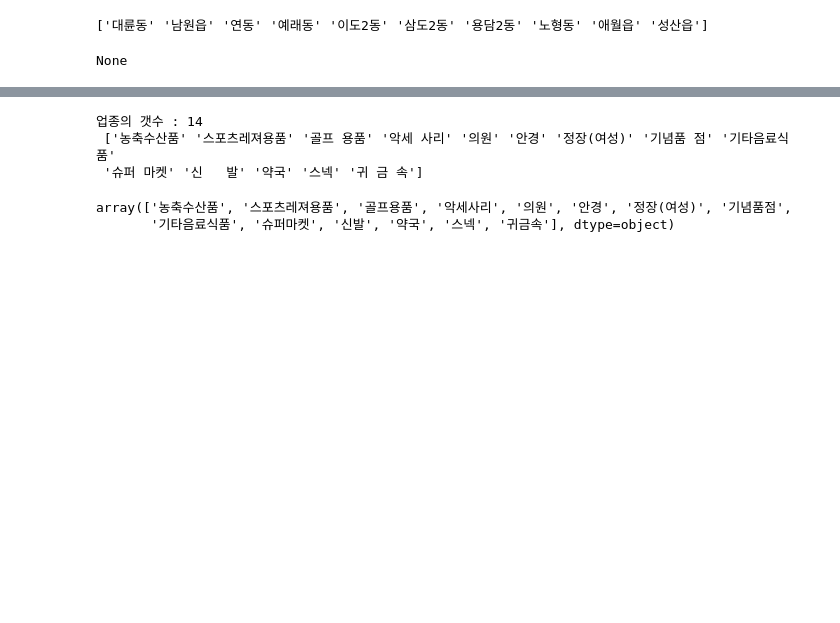
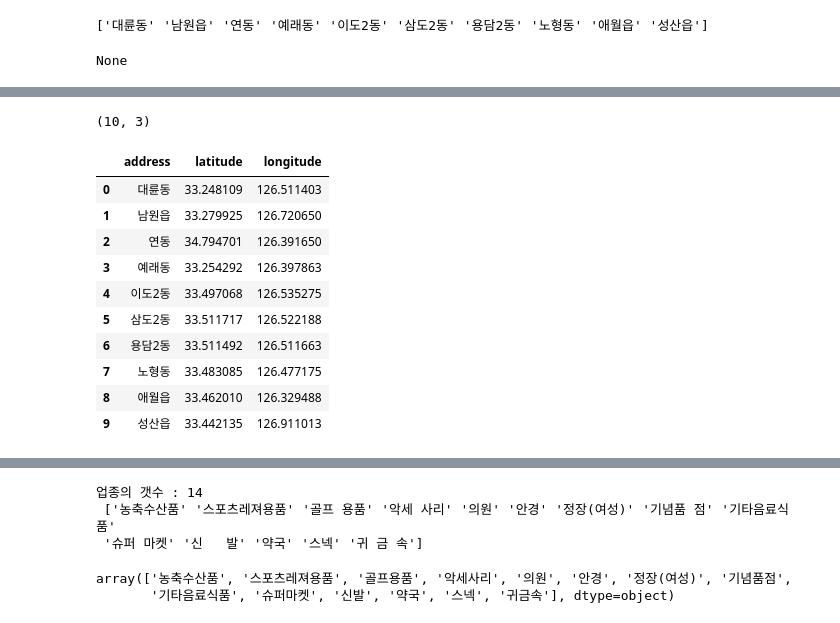
Before and after one commit to So-chankyun/consumption-pattern-analysis-of-jeju-tourist, a Jupyter notebook: consumption pattern analysis of jeju tourist.ipynb, the cells around one changed output, grey strips where cells are left out. Drawn from its saved outputs; the diff is of its cells as text; code cells hidden in the pictures; blank space fills up the shorter version.

```diff
--- a/consumption pattern analysis of jeju tourist.ipynb
+++ b/consumption pattern analysis of jeju tourist.ipynb
@@ -158,0 +196,17 @@ None
+# %%
+town_pos = pd.read_csv('./jeju_town_pos')
+display(town_pos.shape)
+display(town_pos)
+# %% [output]
+(10, 3)
+|  | address | latitude | longitude |
+| 0 | 대륜동 | 33.248109 | 126.511403 |
+| 1 | 남원읍 | 33.279925 | 126.720650 |
+| 2 | 연동 | 34.794701 | 126.391650 |
+| 3 | 예래동 | 33.254292 | 126.397863 |
+| 4 | 이도2동 | 33.497068 | 126.535275 |
+| 5 | 삼도2동 | 33.511717 | 126.522188 |
+| 6 | 용담2동 | 33.511492 | 126.511663 |
+| 7 | 노형동 | 33.483085 | 126.477175 |
+| 8 | 애월읍 | 33.462010 | 126.329488 |
+| 9 | 성산읍 | 33.442135 | 126.911013 |
```
Also changed, not shown: parts of 13 cells of this notebook, 2 other files.
